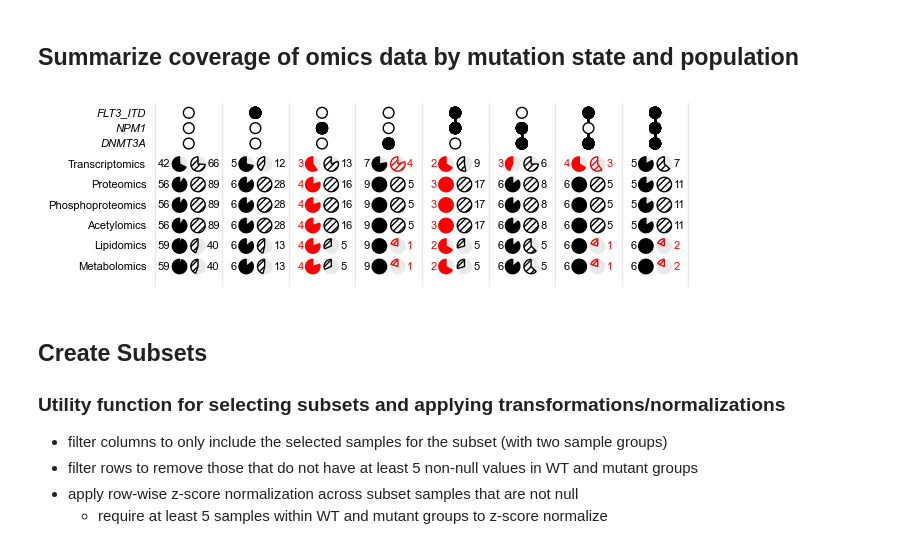
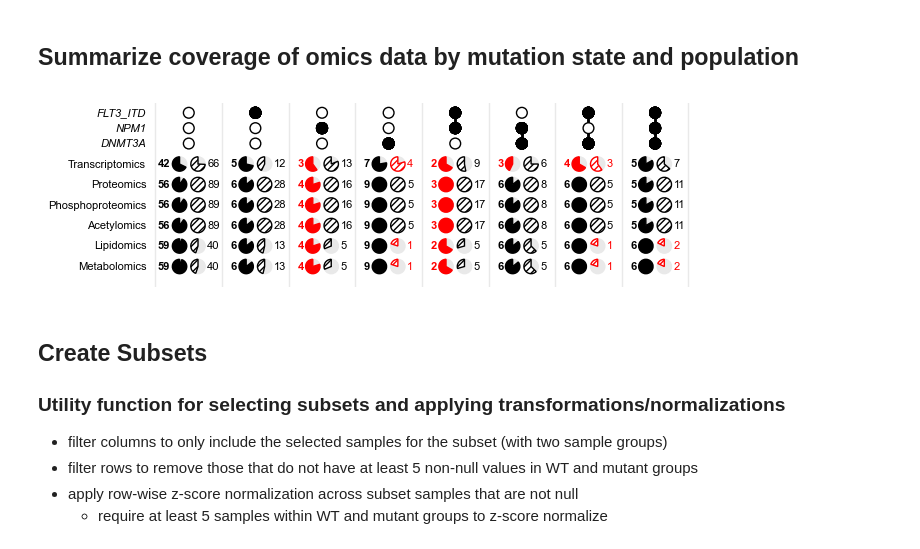
Before and after one commit to PNNL-CompBio/amlMultidrugResistance, a Jupyter notebook: aml_outcome_disparities/analysis/mutations/4_subset_omics_data.ipynb, the cells around one changed output. Cells and saved outputs as stored; diff of their text form; code cells hidden in the pictures.

```diff
--- a/aml_outcome_disparities/analysis/mutations/4_subset_omics_data.ipynb
+++ b/aml_outcome_disparities/analysis/mutations/4_subset_omics_data.ipynb
@@ -321,7 +321,8 @@ def _add_pie(x, y, has_block, total, black=True):
         str(has_block),
         ha="right" if black else "left",
         va="center",
-        color=ec
+        color=ec,
+        fontweight="bold" if black else "normal"
     )
 
 
@@ -461,31 +462,31 @@ ax.text(
     fontstyle="italic"
 )
 ax.text(
     xfactor / 2 - xoff,
     y_flt3itd,
     "FLT3_ITD",
     ha="right",
     va="center",
     fontstyle="italic"
 )
 
 # --- customization ---
 
 ax.set_xlim((0, 9 * xfactor))
 ax.set_ylim((0, 9))
 ax.set_aspect("equal")
 ax.set_axis_off()
 
 
 # --- finish ---
 plt.tight_layout()
 plt.savefig(
     os.path.join(FIGURE_DIR, "mutations_omics_coverage_sample_counts.png"),
     dpi=400,
     bbox_inches="tight",
     transparent=True
 )
 plt.show()
 plt.close()
 # %% [output]
-[figure, old version]
+[figure, new version]
```
Also changed, not shown: parts of 1 cell of this notebook, 1 other file.
